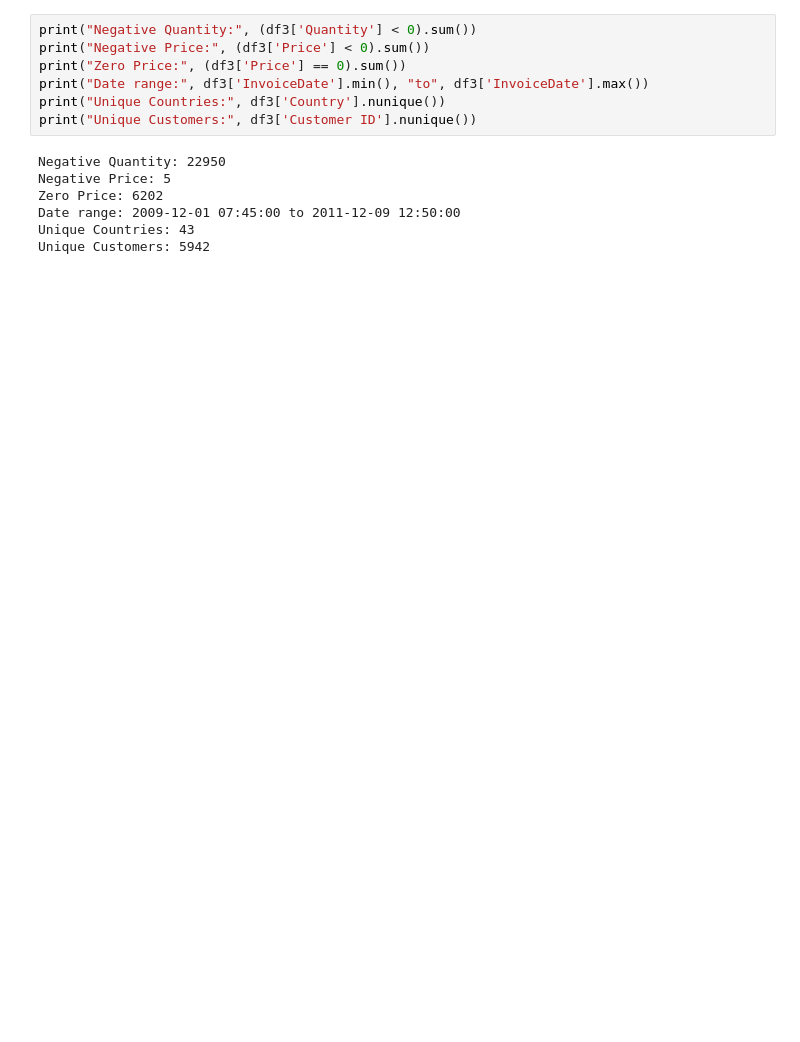
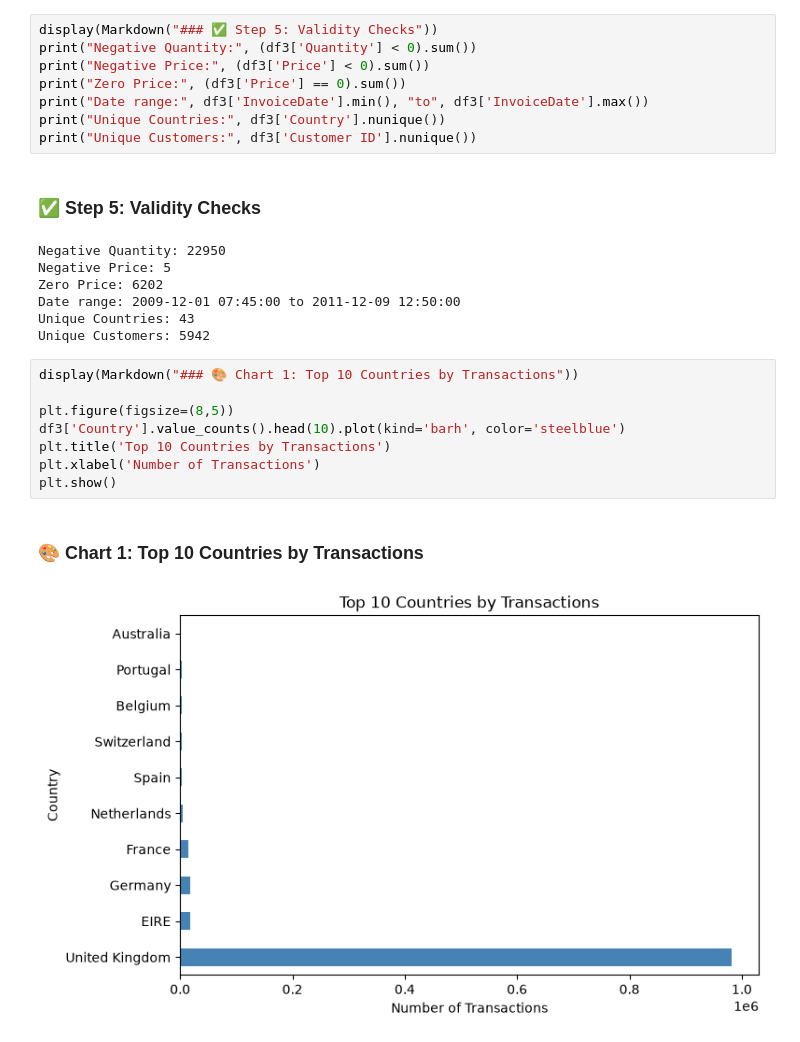
Before and after one commit to springboardmentor12233a-tech/PricePilot-AI-, a Jupyter notebook: notebooks/eda_online_retail_ii.ipynb, the cells around one changed output. Drawn from its saved outputs; the diff is of its cells as text; blank space fills up the shorter version.

```diff
--- a/notebooks/eda_online_retail_ii.ipynb
+++ b/notebooks/eda_online_retail_ii.ipynb
@@ -69,4 +81,5 @@ df3.describe()
 # %%
+display(Markdown("### ✅ Step 5: Validity Checks"))
 print("Negative Quantity:", (df3['Quantity'] < 0).sum())
 print("Negative Price:", (df3['Price'] < 0).sum())
 print("Zero Price:", (df3['Price'] == 0).sum())
@@ -74,9 +87,21 @@ print("Date range:", df3['InvoiceDate'].min(), "to", df3['InvoiceDate'].max())
 print("Unique Countries:", df3['Country'].nunique())
 print("Unique Customers:", df3['Customer ID'].nunique())
 # %% [output]
+### ✅ Step 5: Validity Checks
 Negative Quantity: 22950
 Negative Price: 5
 Zero Price: 6202
 Date range: 2009-12-01 07:45:00 to 2011-12-09 12:50:00
 Unique Countries: 43
 Unique Customers: 5942
+# %%
+display(Markdown("### 🎨 Chart 1: Top 10 Countries by Transactions"))
+
+plt.figure(figsize=(8,5))
+df3['Country'].value_counts().head(10).plot(kind='barh', color='steelblue')
+plt.title('Top 10 Countries by Transactions')
+plt.xlabel('Number of Transactions')
+plt.show()
+# %% [output]
+### 🎨 Chart 1: Top 10 Countries by Transactions
+[figure, added]
```
Also changed, not shown: parts of 14 cells of this notebook, 6 other files.
